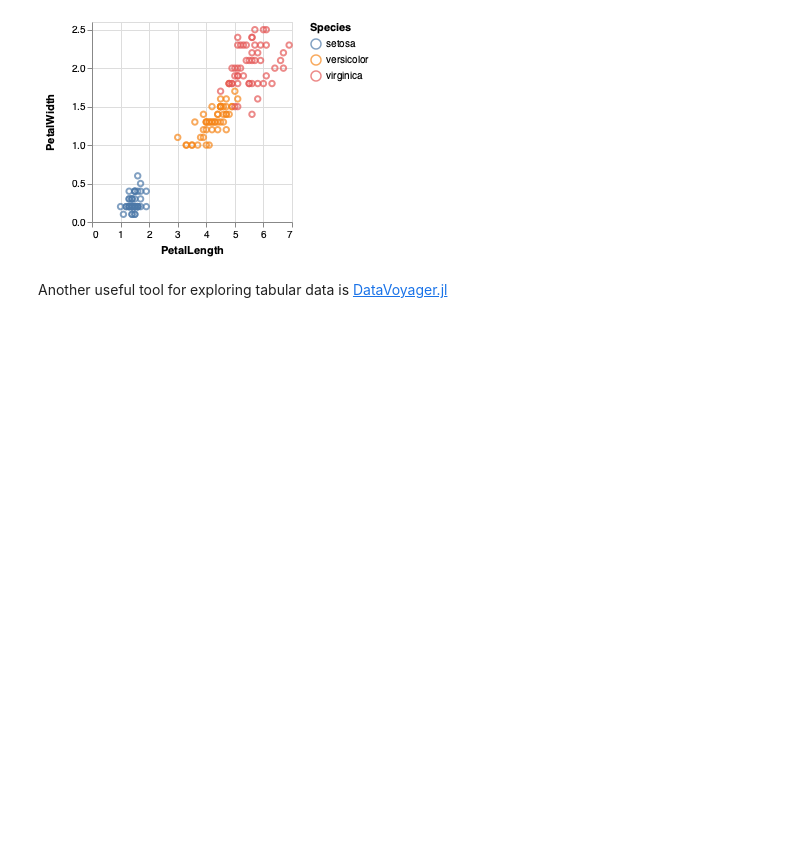
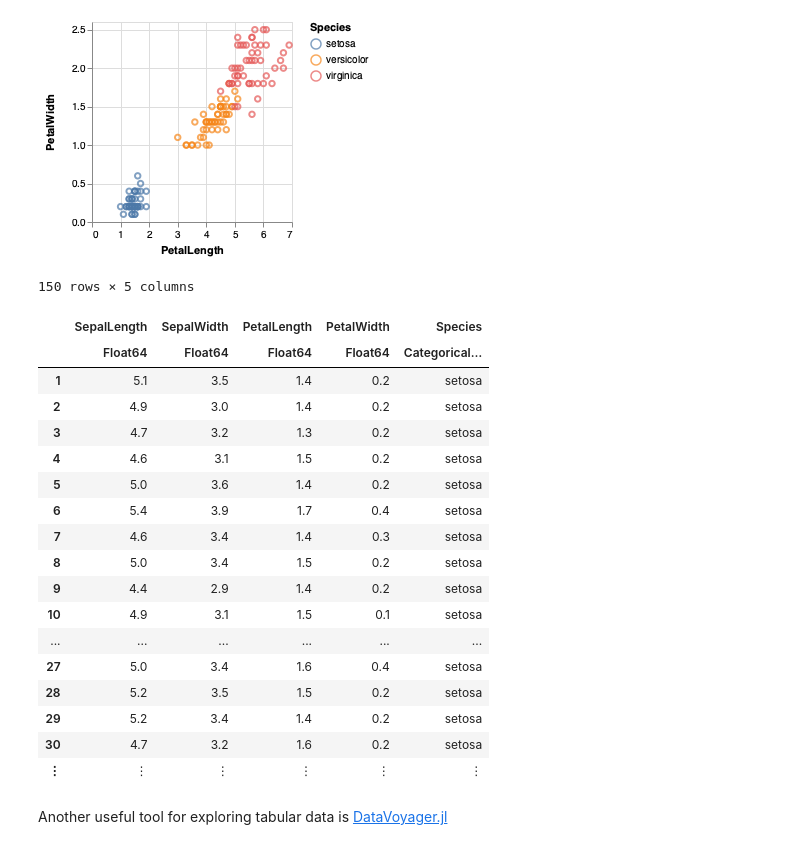
Before and after one commit to ScPo-CompEcon/CoursePack, a Jupyter notebook: Notebooks/data_statistical_packages.ipynb, the cells around one changed output. Saved outputs shown, nothing was run; the diff lists cells and outputs as text; code cells hidden in the pictures; blank space fills up the shorter version.

```diff
--- a/Notebooks/data_statistical_packages.ipynb
+++ b/Notebooks/data_statistical_packages.ipynb
@@ -278,6 +306,28 @@ iris |> @vlplot(
 )
 # %% [output]
 [figure]
+# %%
+iris
+# %% [output]
+150 rows × 5 columns
+|  | SepalLength | SepalWidth | PetalLength | PetalWidth | Species |
+|  | Float64 | Float64 | Float64 | Float64 | Categorical… |
+| 1 | 5.1 | 3.5 | 1.4 | 0.2 | setosa |
+| 2 | 4.9 | 3.0 | 1.4 | 0.2 | setosa |
+| 3 | 4.7 | 3.2 | 1.3 | 0.2 | setosa |
+| 4 | 4.6 | 3.1 | 1.5 | 0.2 | setosa |
+| 5 | 5.0 | 3.6 | 1.4 | 0.2 | setosa |
+| 6 | 5.4 | 3.9 | 1.7 | 0.4 | setosa |
+| 7 | 4.6 | 3.4 | 1.4 | 0.3 | setosa |
+| 8 | 5.0 | 3.4 | 1.5 | 0.2 | setosa |
+| 9 | 4.4 | 2.9 | 1.4 | 0.2 | setosa |
+| 10 | 4.9 | 3.1 | 1.5 | 0.1 | setosa |
+| ... | ... | ... | ... | ... | ... |
+| 27 | 5.0 | 3.4 | 1.6 | 0.4 | setosa |
+| 28 | 5.2 | 3.5 | 1.5 | 0.2 | setosa |
+| 29 | 5.2 | 3.4 | 1.4 | 0.2 | setosa |
+| 30 | 4.7 | 3.2 | 1.6 | 0.2 | setosa |
+| ⋮ | ⋮ | ⋮ | ⋮ | ⋮ | ⋮ |
 # %% [markdown]
 Another useful tool for exploring tabular data is [DataVoyager.jl](https://github.com/queryverse/DataVoyager.jl)
 # %% [markdown]
```
Also changed, not shown: parts of 10 cells of this notebook, 22 other files.
